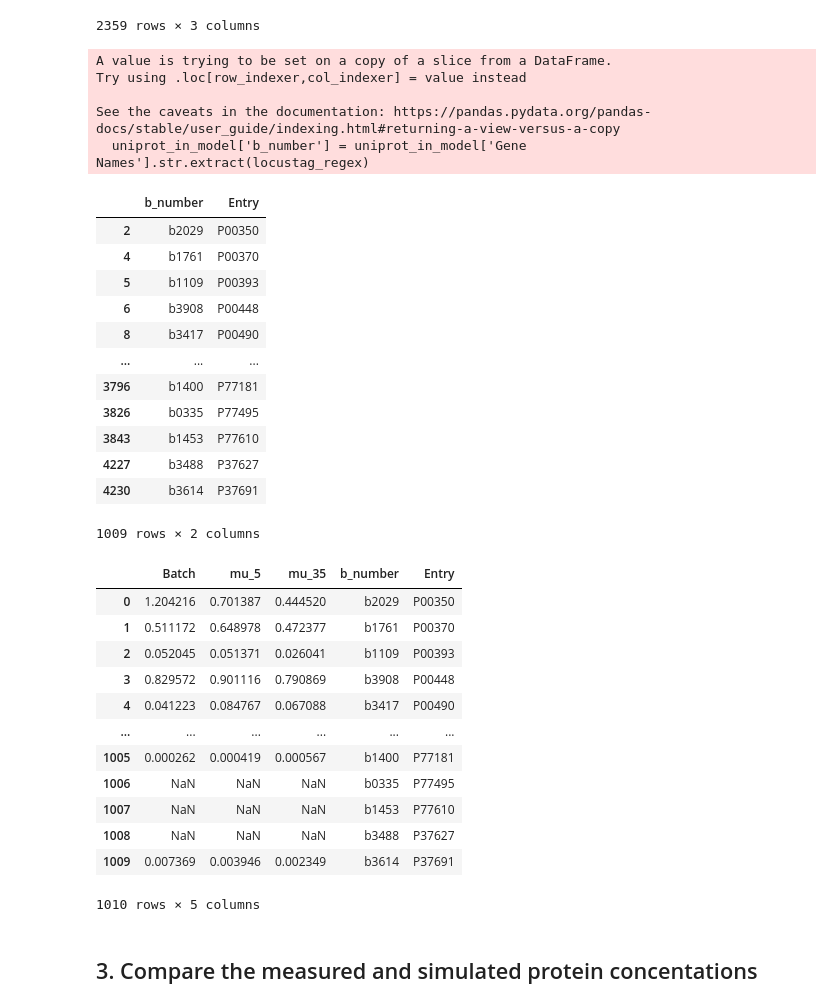
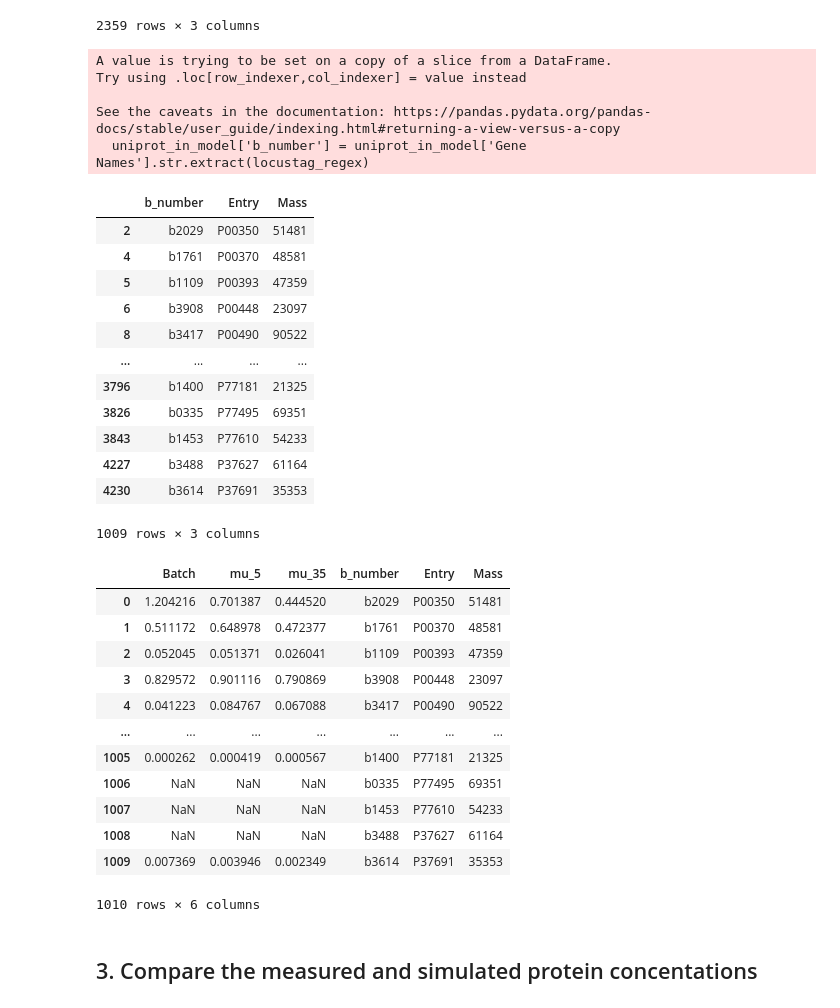
Before and after one commit to iAMB-RWTH-Aachen/PAMparametrizer, a Jupyter notebook: Scripts/i3_analysis/pam_parametrizer_validate_proteomics.ipynb, the cells around one changed output. Saved outputs shown, nothing was run; the diff lists cells and outputs as text; code cells hidden in the pictures.

```diff
--- a/Scripts/i3_analysis/pam_parametrizer_validate_proteomics.ipynb
+++ b/Scripts/i3_analysis/pam_parametrizer_validate_proteomics.ipynb
@@ -140,50 +140,50 @@ proteome_glc
 # %%
 #use information from uniprot to map the locus tag ids to protein identifiers
 uniprot_info_df = pd.read_excel(UNIPROT_INFO_FILE)
 # only keep those who are in the model
 uniprot_in_model = uniprot_info_df.loc[[prot in proteomics_results['Alternative 1'].enzyme_id.to_list() for prot in uniprot_info_df.Entry]]
 
 #get the gene id from the gene names
 uniprot_in_model['b_number'] = uniprot_in_model['Gene Names'].str.extract(locustag_regex)
-uniprot_df = uniprot_in_model[['b_number', 'Entry']]
+uniprot_df = uniprot_in_model[['b_number', 'Entry', 'Mass']]
 uniprot_df
 # %% [output]
 A value is trying to be set on a copy of a slice from a DataFrame.
 Try using .loc[row_indexer,col_indexer] = value instead
 
 See the caveats in the documentation: https://pandas.pydata.org/pandas-docs/stable/user_guide/indexing.html#returning-a-view-versus-a-copy
   uniprot_in_model['b_number'] = uniprot_in_model['Gene Names'].str.extract(locustag_regex)
-|  | b_number | Entry |
-| 2 | b2029 | P00350 |
-| 4 | b1761 | P00370 |
-| 5 | b1109 | P00393 |
-| 6 | b3908 | P00448 |
-| 8 | b3417 | P00490 |
-| ... | ... | ... |
-| 3796 | b1400 | P77181 |
-| 3826 | b0335 | P77495 |
-| 3843 | b1453 | P77610 |
-| 4227 | b3488 | P37627 |
-| 4230 | b3614 | P37691 |
+|  | b_number | Entry | Mass |
+| 2 | b2029 | P00350 | 51481 |
+| 4 | b1761 | P00370 | 48581 |
+| 5 | b1109 | P00393 | 47359 |
+| 6 | b3908 | P00448 | 23097 |
+| 8 | b3417 | P00490 | 90522 |
+| ... | ... | ... | ... |
+| 3796 | b1400 | P77181 | 21325 |
+| 3826 | b0335 | P77495 | 69351 |
+| 3843 | b1453 | P77610 | 54233 |
+| 4227 | b3488 | P37627 | 61164 |
+| 4230 | b3614 | P37691 | 35353 |
-1009 rows × 2 columns
+1009 rows × 3 columns
 # %%
 proteome_glc_mapped = pd.merge(proteome_glc, uniprot_df, how = 'right',
                                left_on = 'Bnumber', right_on='b_number')
 proteome_glc_mapped
 # %% [output]
-|  | Batch | mu_5 | mu_35 | b_number | Entry |
-| 0 | 1.204216 | 0.701387 | 0.444520 | b2029 | P00350 |
-| 1 | 0.511172 | 0.648978 | 0.472377 | b1761 | P00370 |
-| 2 | 0.052045 | 0.051371 | 0.026041 | b1109 | P00393 |
-| 3 | 0.829572 | 0.901116 | 0.790869 | b3908 | P00448 |
-| 4 | 0.041223 | 0.084767 | 0.067088 | b3417 | P00490 |
-| ... | ... | ... | ... | ... | ... |
-| 1005 | 0.000262 | 0.000419 | 0.000567 | b1400 | P77181 |
-| 1006 | NaN | NaN | NaN | b0335 | P77495 |
-| 1007 | NaN | NaN | NaN | b1453 | P77610 |
-| 1008 | NaN | NaN | NaN | b3488 | P37627 |
-| 1009 | 0.007369 | 0.003946 | 0.002349 | b3614 | P37691 |
+|  | Batch | mu_5 | mu_35 | b_number | Entry | Mass |
+| 0 | 1.204216 | 0.701387 | 0.444520 | b2029 | P00350 | 51481 |
+| 1 | 0.511172 | 0.648978 | 0.472377 | b1761 | P00370 | 48581 |
+| 2 | 0.052045 | 0.051371 | 0.026041 | b1109 | P00393 | 47359 |
+| 3 | 0.829572 | 0.901116 | 0.790869 | b3908 | P00448 | 23097 |
+| 4 | 0.041223 | 0.084767 | 0.067088 | b3417 | P00490 | 90522 |
+| ... | ... | ... | ... | ... | ... | ... |
+| 1005 | 0.000262 | 0.000419 | 0.000567 | b1400 | P77181 | 21325 |
+| 1006 | NaN | NaN | NaN | b0335 | P77495 | 69351 |
+| 1007 | NaN | NaN | NaN | b1453 | P77610 | 54233 |
+| 1008 | NaN | NaN | NaN | b3488 | P37627 | 61164 |
+| 1009 | 0.007369 | 0.003946 | 0.002349 | b3614 | P37691 | 35353 |
-1010 rows × 5 columns
+1010 rows × 6 columns
 # %% [markdown]
 ## 3. Compare the measured and simulated protein concentations
 # %% [markdown]
```
Also changed, not shown: parts of 7 cells of this notebook, 3 other files.
